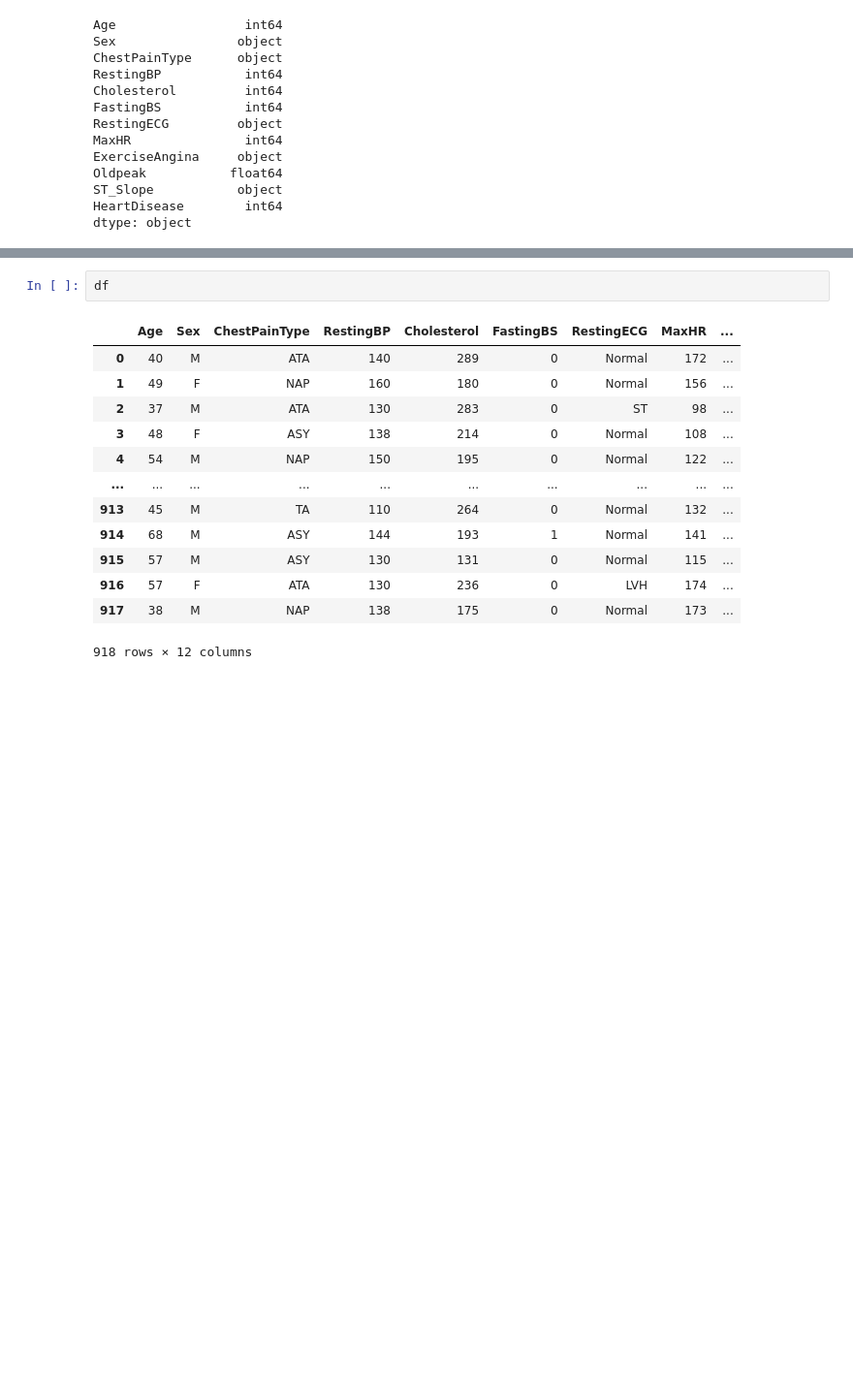
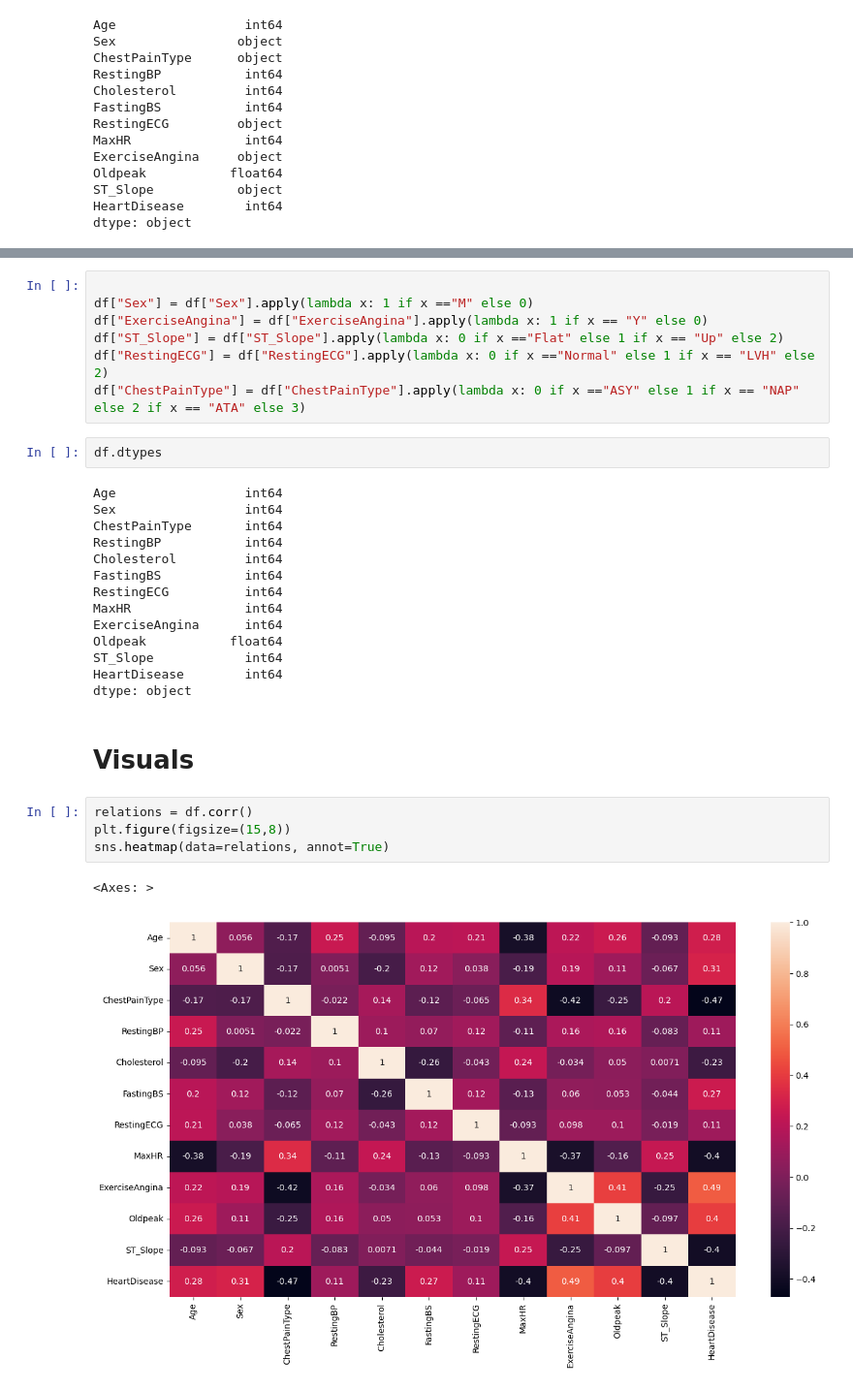
Before and after one commit to MaukanMir/Hear-Disease-Classification-Part-Two, a Jupyter notebook: training.ipynb, the cells around one changed output, grey strips where cells are left out. Shown: that part at 97% size. Saved outputs shown, nothing was run; the diff lists cells and outputs as text; blank space fills up the shorter version.

```diff
--- a/training.ipynb
+++ b/training.ipynb
@@ -180,16 +182,32 @@ dtype: object
+# %%
+
+df["Sex"] = df["Sex"].apply(lambda x: 1 if x =="M" else 0)
+df["ExerciseAngina"] = df["ExerciseAngina"].apply(lambda x: 1 if x == "Y" else 0)
+df["ST_Slope"] = df["ST_Slope"].apply(lambda x: 0 if x =="Flat" else 1 if x == "Up" else 2)
+df["RestingECG"] = df["RestingECG"].apply(lambda x: 0 if x =="Normal" else 1 if x == "LVH" else 2)
+df["ChestPainType"] = df["ChestPainType"].apply(lambda x: 0 if x =="ASY" else 1 if x == "NAP" else 2 if x == "ATA" else 3)
 # %%
-df
+df.dtypes
 # %% [output]
-|  | Age | Sex | ChestPainType | RestingBP | Cholesterol | FastingBS | RestingECG | MaxHR | ... |
-| 0 | 40 | M | ATA | 140 | 289 | 0 | Normal | 172 | ... |
-| 1 | 49 | F | NAP | 160 | 180 | 0 | Normal | 156 | ... |
-| 2 | 37 | M | ATA | 130 | 283 | 0 | ST | 98 | ... |
-| 3 | 48 | F | ASY | 138 | 214 | 0 | Normal | 108 | ... |
-| 4 | 54 | M | NAP | 150 | 195 | 0 | Normal | 122 | ... |
-| ... | ... | ... | ... | ... | ... | ... | ... | ... | ... |
-| 913 | 45 | M | TA | 110 | 264 | 0 | Normal | 132 | ... |
-| 914 | 68 | M | ASY | 144 | 193 | 1 | Normal | 141 | ... |
-| 915 | 57 | M | ASY | 130 | 131 | 0 | Normal | 115 | ... |
-| 916 | 57 | F | ATA | 130 | 236 | 0 | LVH | 174 | ... |
-| 917 | 38 | M | NAP | 138 | 175 | 0 | Normal | 173 | ... |
-918 rows × 12 columns
+Age                 int64
+Sex                 int64
+ChestPainType       int64
+RestingBP           int64
+Cholesterol         int64
+FastingBS           int64
+RestingECG          int64
+MaxHR               int64
+ExerciseAngina      int64
+Oldpeak           float64
+ST_Slope            int64
+HeartDisease        int64
+dtype: object
+# %% [markdown]
+# Visuals
+# %%
+relations = df.corr()
+plt.figure(figsize=(15,8))
+sns.heatmap(data=relations, annot=True)
+# %% [output]
+<Axes: >
+[figure, added]
```
Also changed, not shown: parts of 7 cells of this notebook.
